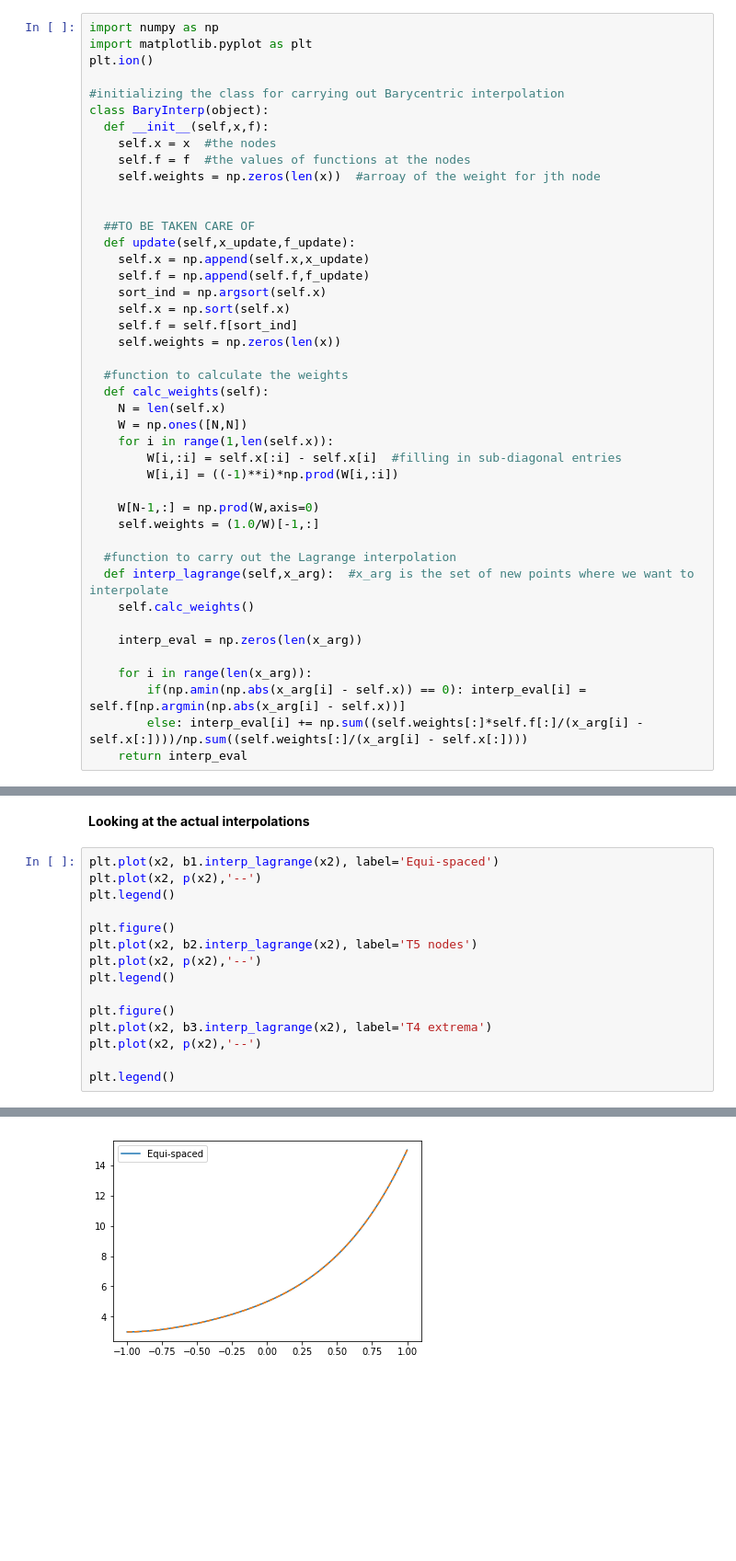
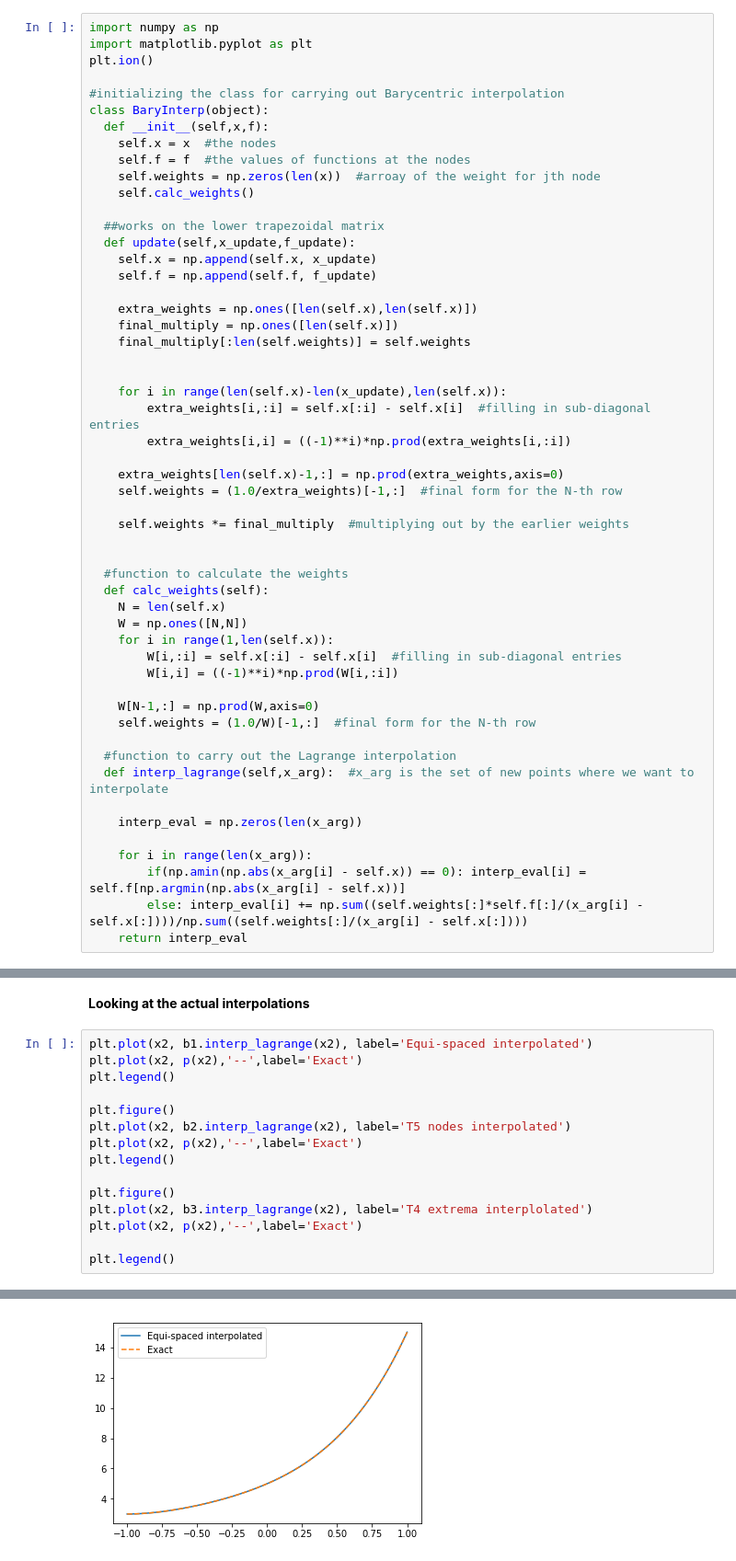
Before and after one commit to srijaniiserprinceton/APC523, a Jupyter notebook: HW3/prob1_hw2.ipynb, the cells around one changed output, grey strips where cells are left out. Shown at 92% size. Drawn from its saved outputs; the diff is of its cells as text; blank space fills up the shorter version.

Commit message:
Finalized Problem 1.

```diff
--- a/HW3/prob1_hw2.ipynb
+++ b/HW3/prob1_hw2.ipynb
@@ -9,16 +11,27 @@ class BaryInterp(object):
     self.x = x  #the nodes
     self.f = f  #the values of functions at the nodes
     self.weights = np.zeros(len(x))  #arroay of the weight for jth node
+    self.calc_weights()
+
+  ##works on the lower trapezoidal matrix
+  def update(self,x_update,f_update):
+    self.x = np.append(self.x, x_update)
+    self.f = np.append(self.f, f_update)
+
+    extra_weights = np.ones([len(self.x),len(self.x)])
+    final_multiply = np.ones([len(self.x)])
+    final_multiply[:len(self.weights)] = self.weights
 
 
-  ##TO BE TAKEN CARE OF
-  def update(self,x_update,f_update):
-    self.x = np.append(self.x,x_update)
-    self.f = np.append(self.f,f_update)
-    sort_ind = np.argsort(self.x)
-    self.x = np.sort(self.x)
-    self.f = self.f[sort_ind]
-    self.weights = np.zeros(len(x))
+    for i in range(len(self.x)-len(x_update),len(self.x)):
+        extra_weights[i,:i] = self.x[:i] - self.x[i]  #filling in sub-diagonal entries
+        extra_weights[i,i] = ((-1)**i)*np.prod(extra_weights[i,:i])
+
+    extra_weights[len(self.x)-1,:] = np.prod(extra_weights,axis=0)
+    self.weights = (1.0/extra_weights)[-1,:]  #final form for the N-th row
+
+    self.weights *= final_multiply  #multiplying out by the earlier weights
+
 
   #function to calculate the weights
   def calc_weights(self):
@@ -29,11 +42,10 @@ class BaryInterp(object):
         W[i,i] = ((-1)**i)*np.prod(W[i,:i])
 
     W[N-1,:] = np.prod(W,axis=0)
-    self.weights = (1.0/W)[-1,:]
+    self.weights = (1.0/W)[-1,:]  #final form for the N-th row
 
   #function to carry out the Lagrange interpolation
   def interp_lagrange(self,x_arg):  #x_arg is the set of new points where we want to interpolate
-    self.calc_weights()
 
     interp_eval = np.zeros(len(x_arg))
 
@@ -98,20 +160,20 @@ plt.legend()
 # %% [markdown]
 **Looking at the actual interpolations**
 # %%
-plt.plot(x2, b1.interp_lagrange(x2), label='Equi-spaced')
-plt.plot(x2, p(x2),'--')
+plt.plot(x2, b1.interp_lagrange(x2), label='Equi-spaced interpolated')
+plt.plot(x2, p(x2),'--',label='Exact')
 plt.legend()
 
 plt.figure()
-plt.plot(x2, b2.interp_lagrange(x2), label='T5 nodes')
-plt.plot(x2, p(x2),'--')
+plt.plot(x2, b2.interp_lagrange(x2), label='T5 nodes interpolated')
+plt.plot(x2, p(x2),'--',label='Exact')
 plt.legend()
 
 plt.figure()
-plt.plot(x2, b3.interp_lagrange(x2), label='T4 extrema')
-plt.plot(x2, p(x2),'--')
+plt.plot(x2, b3.interp_lagrange(x2), label='T4 extrema interplolated')
+plt.plot(x2, p(x2),'--',label='Exact')
 
 plt.legend()
 # %% [output]
 <matplotlib.legend.Legend at 0x...>
-[figure, old version]
+[figure, new version]
```
Also changed, not shown: parts of 6 cells of this notebook.
